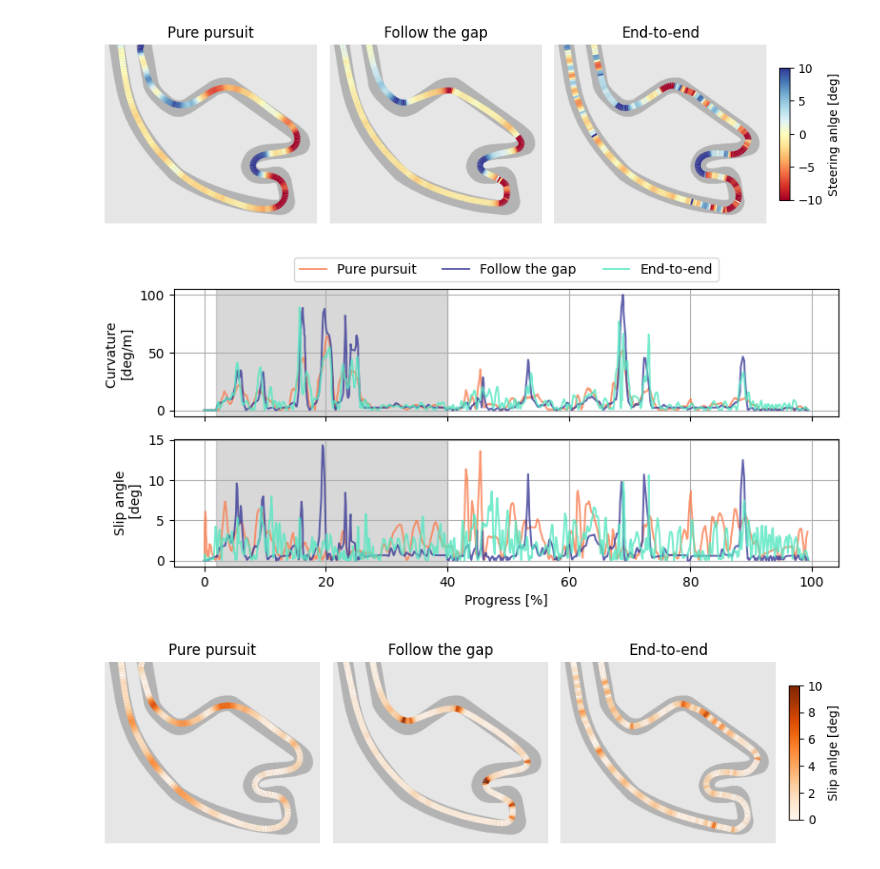
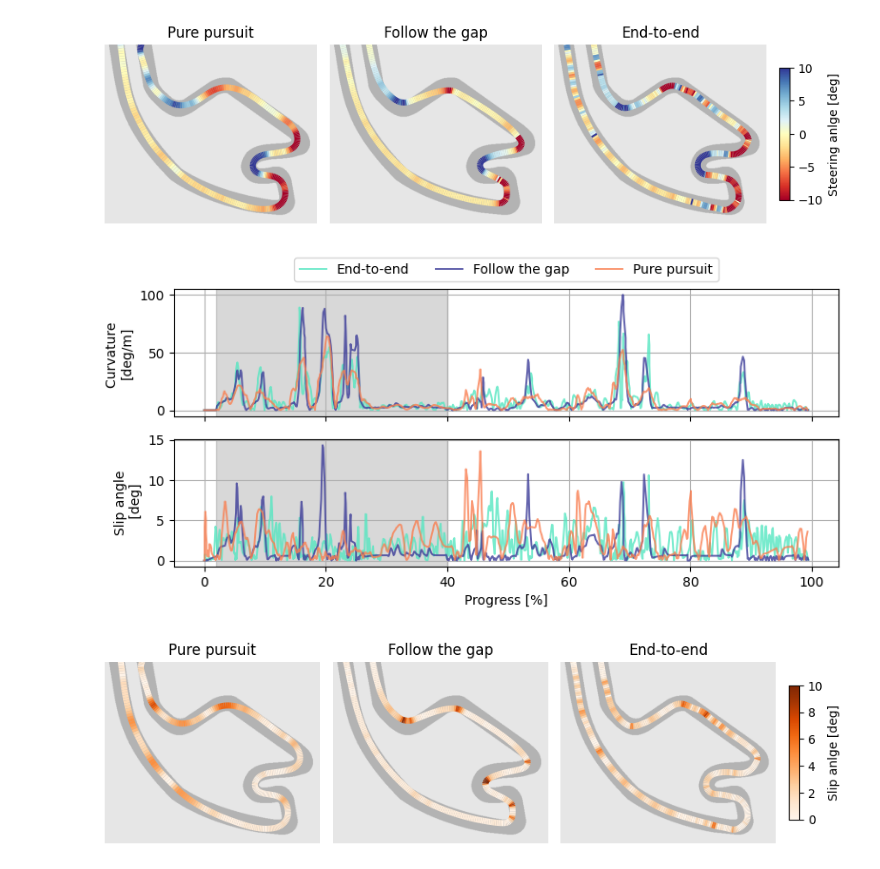
Before and after one commit to BDEvan5/f1tenth_benchmarks, a Jupyter notebook: Notebooks/benchmark_results.ipynb, the cells around one changed output. Drawn from its saved outputs; the diff is of its cells as text; code cells hidden in the pictures.

```diff
--- a/Notebooks/benchmark_results.ipynb
+++ b/Notebooks/benchmark_results.ipynb
@@ -317,31 +317,31 @@ plt.savefig(f"{save_path}steering_trajectories_{map_name}.pdf", bbox_inches='tig
 # %%
 map_name = "mco"
 
 fig, (ax1, ax2) = plt.subplots(2, 1, figsize=(8, 4), sharex=True)
 ax1.set_ylabel("Curvature \n[deg/m]")
 ax2.set_ylabel("Slip angle\n [deg]")
 ax2.set_xlabel("Progress [%]")
 
 map_df = lap_df[lap_df["map_name"] == map_name]
 map_df = map_df[map_df['lap_n'] == 4]
 
-for i in range(3):
+for i in [2, 1, 0]:
     df = map_df[map_df["planner"] == planners[i]]
     ax1.plot(df["progress"]*100, df["curvature"], linewidth=1.4, label=neat_planner_names[i], alpha=0.8, color=planner_colors[i])
     ax2.plot(df["progress"]*100, df["slip"].abs(), linewidth=1.4, label=neat_planner_names[i], alpha=0.8, color=planner_colors[i])
 
 ax1.grid(True)
 ax2.grid(True)
 
 ax1.axvspan(2, 40, color='gray', alpha=0.3)
 ax2.axvspan(2, 40, color='gray', alpha=0.3)
 
 plt.sca(ax1)
 plt.legend(ncol=4, loc="upper center", bbox_to_anchor=(0.5, 1.3))
 plt.tight_layout()
 plt.savefig(f"{save_path}curvature_comparison_{map_name}.pdf", bbox_inches='tight')
 # %% [output]
-[figure, old version]
+[figure, new version]
 # %%
 plot_map = "mco"
 map_data = MapData(plot_map)
```
Also changed, not shown: 11 other files.
